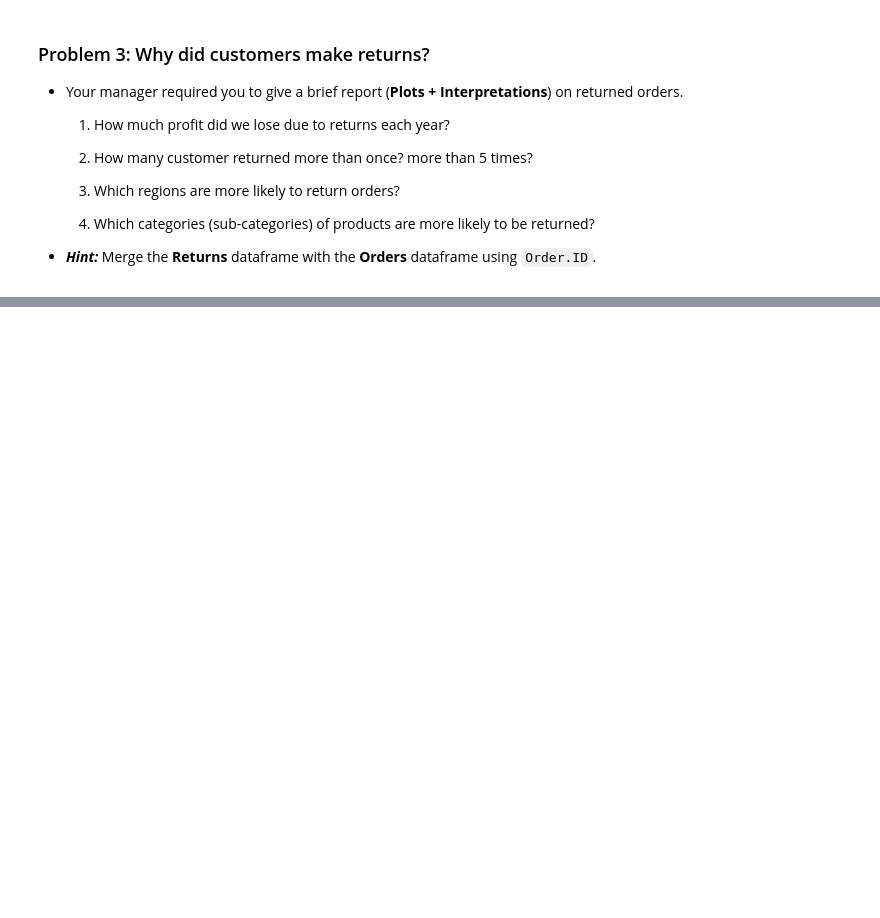
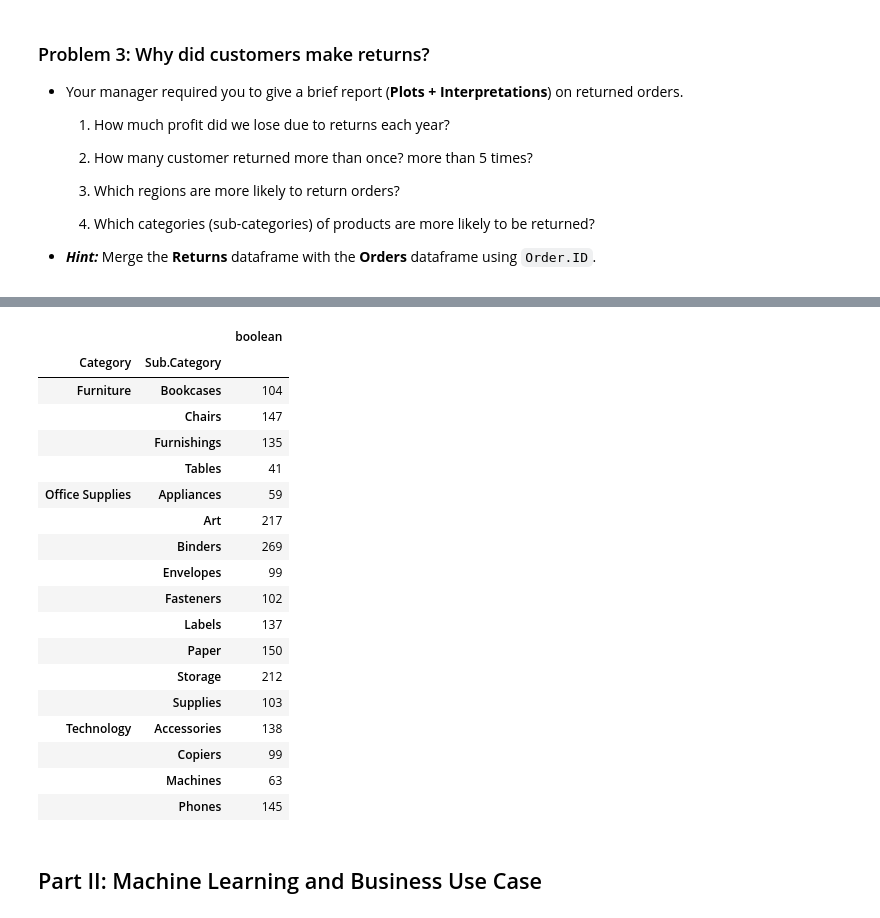
Before and after one commit to phoebezzz/Machine-Learning-Lab1, a Jupyter notebook: phoebe_ML_LAB1.ipynb, the cells around one changed output, grey strips where cells are left out. Cells and saved outputs as stored; diff of their text form; code cells hidden in the pictures; blank space fills up the shorter version.

```diff
--- a/phoebe_ML_LAB1.ipynb
+++ b/phoebe_ML_LAB1.ipynb
@@ -112,0 +187,24 @@ orders.groupby(['Quarter','Sub.Category'])['Quantity'].agg(np.sum).unstack().plo
+# %%
+a.groupby(['Category','Sub.Category'])[['boolean']].agg(np.sum)
+# %% [output]
+|  |  | boolean |
+| Category | Sub.Category |  |
+| Furniture | Bookcases | 104 |
+|  | Chairs | 147 |
+|  | Furnishings | 135 |
+|  | Tables | 41 |
+| Office Supplies | Appliances | 59 |
+|  | Art | 217 |
+|  | Binders | 269 |
+|  | Envelopes | 99 |
+|  | Fasteners | 102 |
+|  | Labels | 137 |
+|  | Paper | 150 |
+|  | Storage | 212 |
+|  | Supplies | 103 |
+| Technology | Accessories | 138 |
+|  | Copiers | 99 |
+|  | Machines | 63 |
+|  | Phones | 145 |
+# %% [markdown]
+## Part II: Machine Learning and Business Use Case
```
Also changed, not shown: parts of 18 cells of this notebook.
